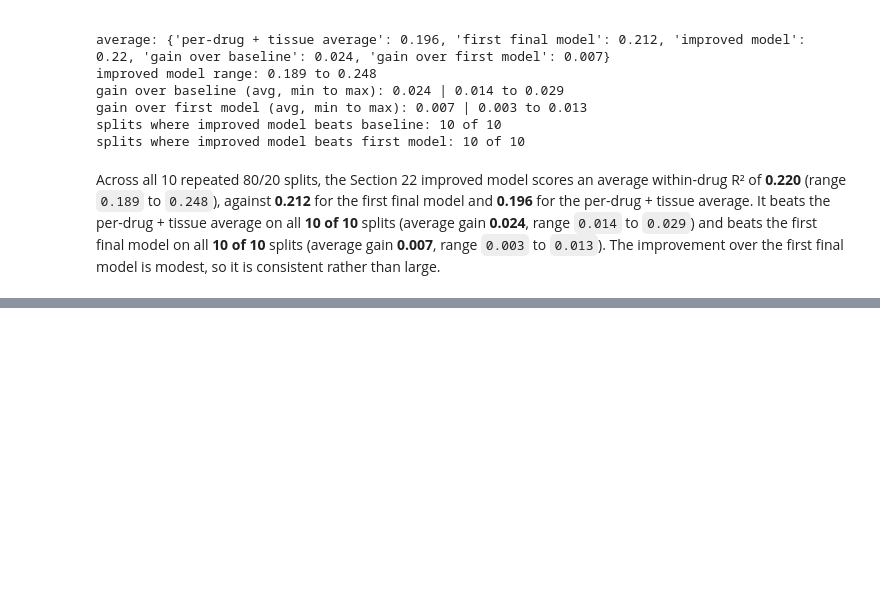
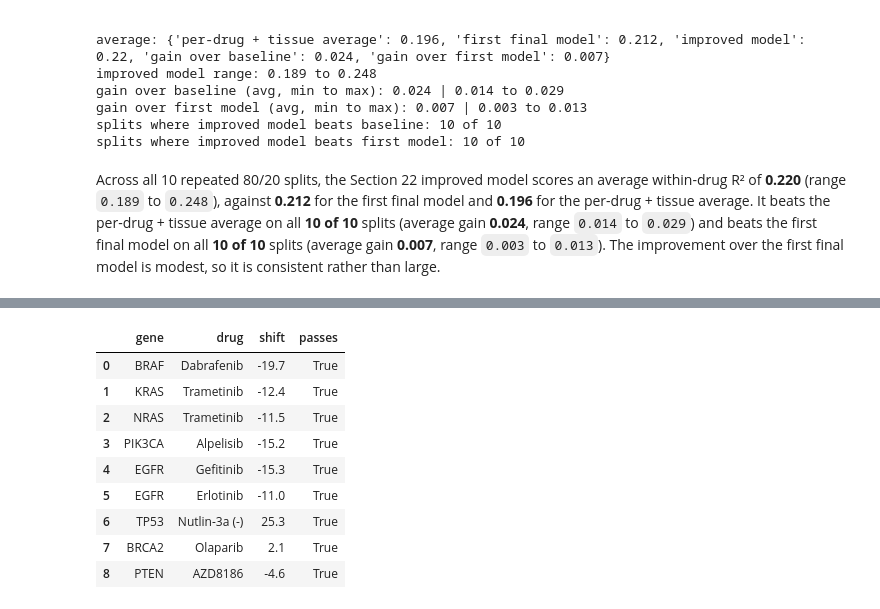
Before and after one commit to Mika1904/sentinel, a Jupyter notebook: Project_Code/Team_Sentinel_Health_AI.ipynb, the cells around one changed output, grey strips where cells are left out. Saved outputs shown, nothing was run; the diff lists cells and outputs as text; code cells hidden in the pictures; blank space fills up the shorter version.

```diff
--- a/Project_Code/Team_Sentinel_Health_AI.ipynb
+++ b/Project_Code/Team_Sentinel_Health_AI.ipynb
@@ -2012,0 +2357,72 @@ With more time we would add gene expression data, which may capture what the mut
+# %%
+def fit_drug_weights(oof_df, ridge_weights=(1 / 3, 0.50, 2 / 3), min_gain=0.01):
+    weights = {}
+    for drug_id, grp in oof_df.groupby("DRUG_ID"):
+        y = grp["actual"].values
+        pt, pc, pr = grp["pt"].values, grp["pc"].values, grp["pr"].values
+        mse_default = np.mean((y - (pt + pc + pr) / 3) ** 2)
+        best_w, best_mse = 1 / 3, mse_default
+        for w in ridge_weights:
+            if w <= 1 / 3:
+                continue
+            p = (1 - w) / 2 * (pt + pc) + w * pr
+            mse = np.mean((y - p) ** 2)
+            if mse < best_mse:
+                best_w, best_mse = w, mse
+        weights[drug_id] = best_w if (mse_default - best_mse) / mse_default >= min_gain else 1 / 3
+    return weights
+
+oof_parts = []
+for f in cached_folds:
+    val_part = train.iloc[f["val_idx"]]
+    oof_parts.append(pd.DataFrame({
+        "fold": f["fold"],
+        "DRUG_ID": val_part["DRUG_ID"].values,
+        "actual": val_part["LN_IC50"].values,
+        "pt": f["p_tissue"],
+        "pc": f["lgb_by_cfg"][ACTIVE_LGB_LABEL],
+        "pr": f["ridges_by_alpha"][BEST_EX2_ALPHA],
+        "cut_0.2": val_part["DRUG_ID"].map(train.iloc[f["fit_idx"]].groupby("DRUG_ID")["LN_IC50"].quantile(0.20)).values,
+    }))
+oof_all = pd.concat(oof_parts, ignore_index=True)
+
+nested_pred = np.zeros(len(oof_all))
+for val_fold in [1, 2, 3]:
+    fold_weights = fit_drug_weights(oof_all[oof_all["fold"] != val_fold])
+    mask = oof_all["fold"].values == val_fold
+    sub = oof_all.loc[mask]
+    w_vec = sub["DRUG_ID"].map(fold_weights).values
+    nested_pred[mask] = (1 - w_vec) / 2 * (sub["pt"].values + sub["pc"].values) + w_vec * sub["pr"].values
+
+eq_oof = (oof_all["pt"].values + oof_all["pc"].values + oof_all["pr"].values) / 3
+oof_dm = oof_all.groupby("DRUG_ID")["actual"].transform("mean").values
+eq_oof_r2 = 1 - ((oof_all["actual"].values - eq_oof) ** 2).sum() / ((oof_all["actual"].values - oof_dm) ** 2).sum()
+nested_r2 = 1 - ((oof_all["actual"].values - nested_pred) ** 2).sum() / ((oof_all["actual"].values - oof_dm) ** 2).sum()
+eq_oof_rmse = np.sqrt(mean_squared_error(oof_all["actual"].values, eq_oof))
+nested_rmse = np.sqrt(mean_squared_error(oof_all["actual"].values, nested_pred))
+print(f"Nested 3-fold OOF — Equal thirds: RMSE {eq_oof_rmse:.3f}, within-drug R2 {eq_oof_r2:.3f}")
+print(f"Nested 3-fold OOF — Per-drug weights: RMSE {nested_rmse:.3f}, within-drug R2 {nested_r2:.3f}")
+
+FINAL_WEIGHTS = fit_drug_weights(oof_all)
+print("Full-CV per-drug ridge weights:", pd.Series(FINAL_WEIGHTS).round(2).value_counts().sort_index().to_dict())
+
+predict_weighted = make_ex2_predictor(train, BEST_EX2_ALPHA, ACTIVE_LGB_PARAMS, FINAL_WEIGHTS)
+w_check_rows = []
+for gene, drug_name in pairs:
+    drug_id = drug_info.index[drug_info["DRUG_NAME"] == drug_name][0]
+    tissues = [t for t in lines_per_tissue.index if train_lines.loc[train_lines["tissue"] == t, gene].sum() >= 3]
+    lab = train[train["DRUG_ID"] == drug_id]
+    sensitive = lab["LN_IC50"] <= cutoff[drug_id]
+    expected = -1 if sensitive[lab[gene] == 1].mean() > sensitive[lab[gene] == 0].mean() else 1
+    new_shift = mean_shift(predict_weighted, gene, drug_id, tissues)
+    needed = 5 if (gene, drug_name) in clearest else 0.5
+    w_check_rows.append({"gene": gene, "drug": drug_name, "shift": round(new_shift, 1),
+                         "passes": bool(expected * new_shift >= needed)})
+w_check_table = pd.DataFrame(w_check_rows)
+display(w_check_table)
+
+WEIGHT_PASS = bool(nested_r2 > eq_oof_r2 and w_check_table["passes"].all())
+print("nested OOF strictly higher:", bool(nested_r2 > eq_oof_r2), "| all pairs pass:", bool(w_check_table["passes"].all()))
+print("PASS:", WEIGHT_PASS)
+assert EX2_PASS and (WEIGHT_PASS or LGB_PASS or EX2_PASS)
+# %% [output]
@@ -2012,0 +2432,10 @@ With more time we would add gene expression data, which may capture what the mut
+|  | gene | drug | shift | passes |
+| 0 | BRAF | Dabrafenib | -19.7 | True |
+| 1 | KRAS | Trametinib | -12.4 | True |
+| 2 | NRAS | Trametinib | -11.5 | True |
+| 3 | PIK3CA | Alpelisib | -15.2 | True |
+| 4 | EGFR | Gefitinib | -15.3 | True |
+| 5 | EGFR | Erlotinib | -11.0 | True |
+| 6 | TP53 | Nutlin-3a (-) | 25.3 | True |
+| 7 | BRCA2 | Olaparib | 2.1 | True |
+| 8 | PTEN | AZD8186 | -4.6 | True |
```
Also changed, not shown: parts of 31 cells of this notebook, 2 other files.
